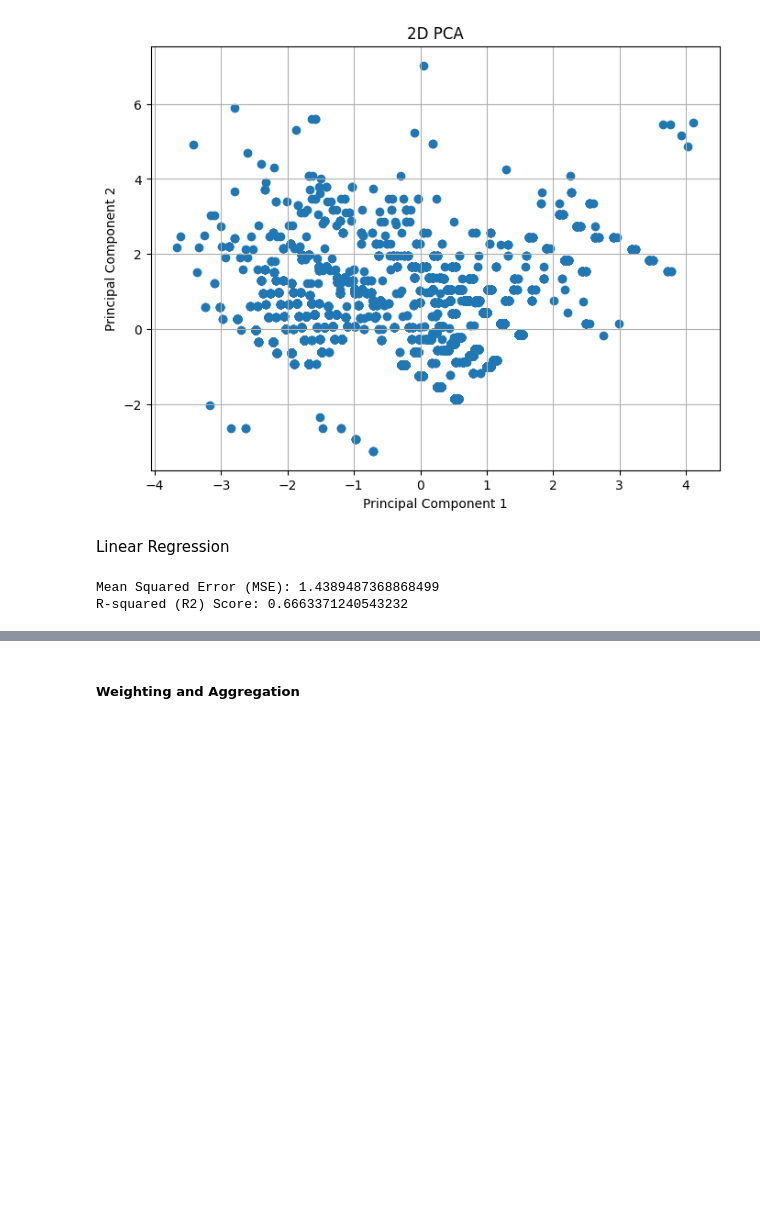
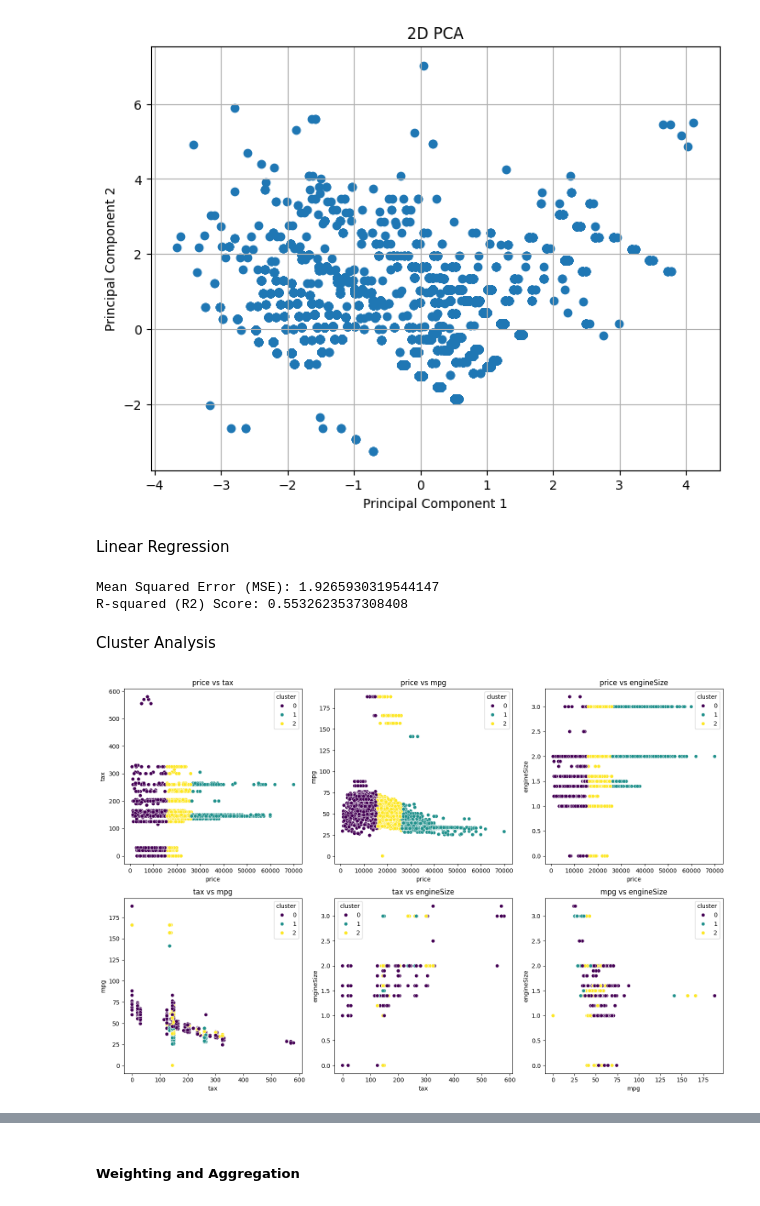
Before and after one commit to DavidCampion/DAV-CA1, a Jupyter notebook: project.ipynb, the cells around one changed output, grey strips where cells are left out. Saved outputs shown, nothing was run; the diff lists cells and outputs as text; code cells hidden in the pictures; blank space fills up the shorter version.

```diff
--- a/project.ipynb
+++ b/project.ipynb
@@ -250,7 +242,7 @@ Linear Regression
 # %%
 df = pd.DataFrame(data)
 
-X = df[['price', 'mileage', 'tax', 'mpg', 'engineSize']]
+X = df[['price', 'tax', 'mpg', 'engineSize']]
 y = df['year']
 
 X_train, X_test, y_train, y_test = train_test_split(X, y, test_size=0.2, random_state=42)
@@ -267,5 +259,31 @@ r2 = r2_score(y_test, y_pred)
 print("Mean Squared Error (MSE):", mse)
 print("R-squared (R2) Score:", r2)
 # %% [output]
-Mean Squared Error (MSE): 1.4389487368868499
-R-squared (R2) Score: 0.6663371240543232
+Mean Squared Error (MSE): 1.9265930319544147
+R-squared (R2) Score: 0.5532623537308408
+# %% [markdown]
+Cluster Analysis
+# %%
+import itertools
+
+combined_df = pd.DataFrame(data)
+
+features_for_clustering = ['price', 'tax', 'mpg', 'engineSize']
+X_cluster = combined_df[features_for_clustering]
+kmeans = KMeans(n_clusters=3, random_state=42)
+combined_df['cluster'] = kmeans.fit_predict(X_cluster)
+
+feature_combinations = list(itertools.combinations(features_for_clustering, 2))
+
+plt.figure(figsize=(15, 10))
+for i, feature_combination in enumerate(feature_combinations, start=1):
+    plt.subplot(2, 3, i)
+    feature1, feature2 = feature_combination
+    sns.scatterplot(data=combined_df, x=feature1, y=feature2, hue='cluster', palette='viridis', legend='full')
+    plt.title(f'{feature1} vs {feature2}')
+    plt.xlabel(feature1)
+    plt.ylabel(feature2)
+plt.tight_layout()
+plt.show()
+# %% [output]
+[figure, added]
```
Also changed, not shown: parts of 10 cells of this notebook.
